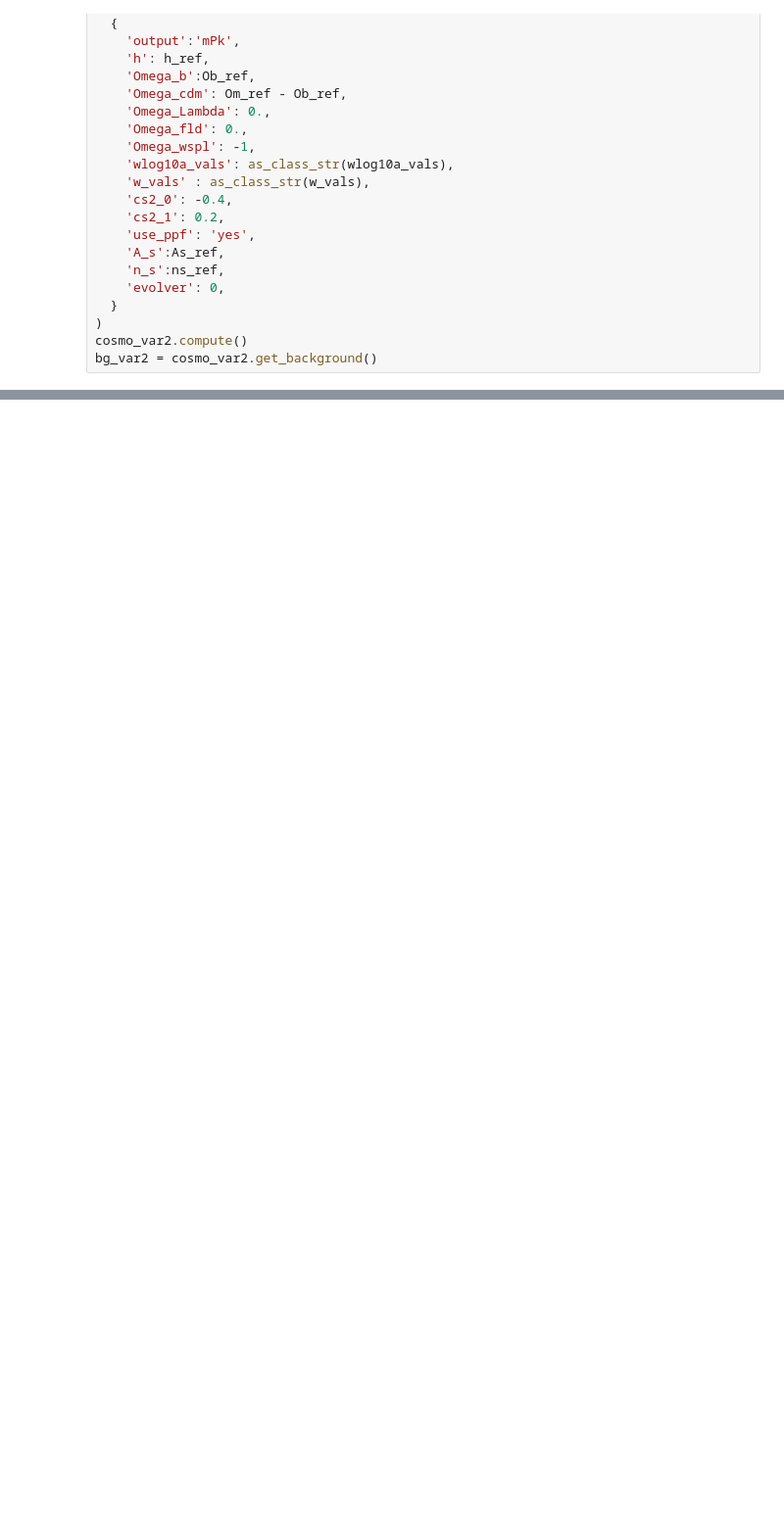
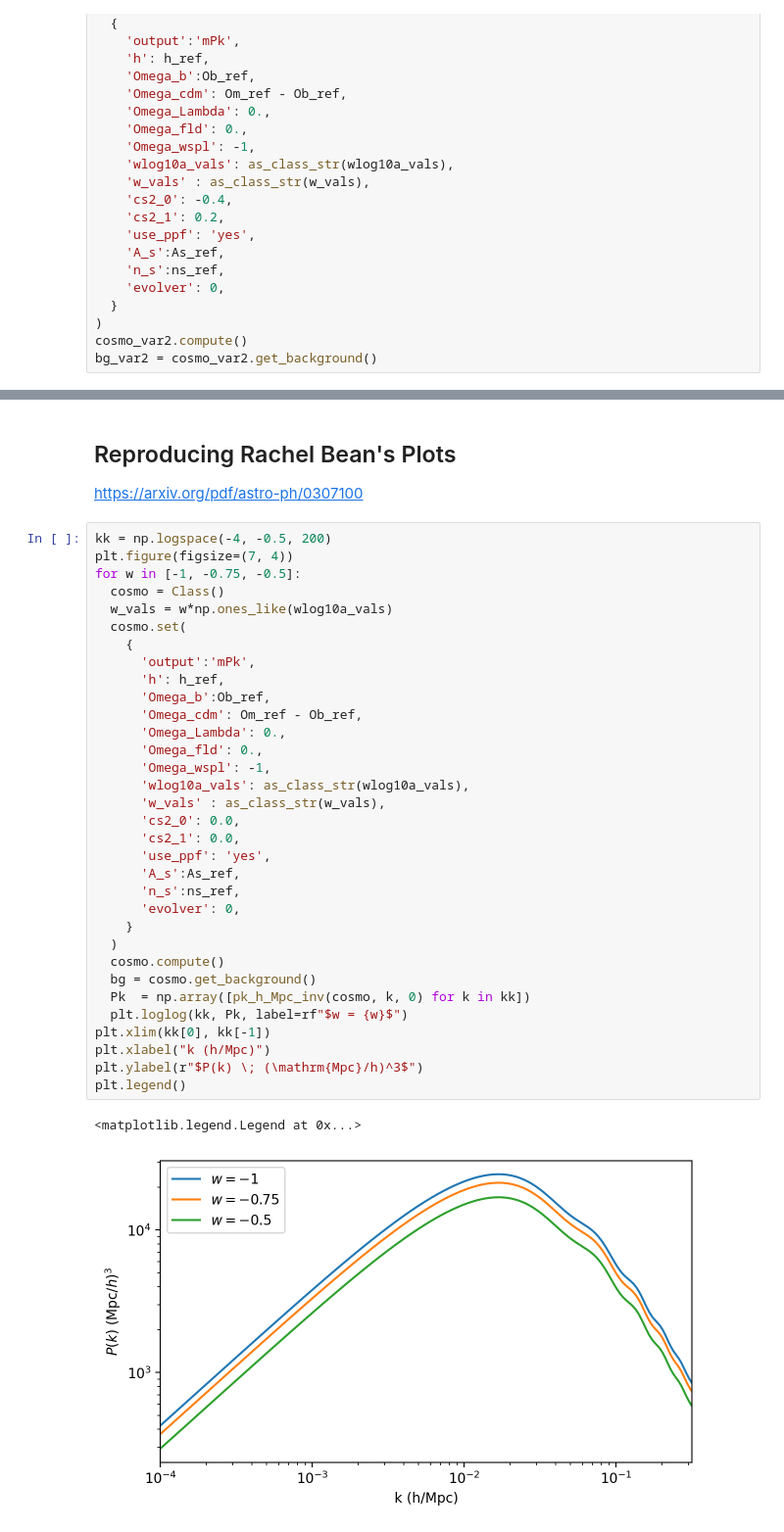
Before and after one commit to joaoreboucas1/CLASS-cs2, a Jupyter notebook: explore_v2.ipynb, the cells around one changed output, grey strips where cells are left out. Shown at 98% size. Saved outputs shown, nothing was run; the diff lists cells and outputs as text; blank space fills up the shorter version.

```diff
--- a/explore_v2.ipynb
+++ b/explore_v2.ipynb
@@ -178,0 +213,39 @@ plt.grid()
+# %% [markdown]
+## Reproducing Rachel Bean's Plots
+https://arxiv.org/pdf/astro-ph/0307100
+# %%
+kk = np.logspace(-4, -0.5, 200)
+plt.figure(figsize=(7, 4))
+for w in [-1, -0.75, -0.5]:
+  cosmo = Class()
+  w_vals = w*np.ones_like(wlog10a_vals)
+  cosmo.set(
+    {
+      'output':'mPk',
+      'h': h_ref,
+      'Omega_b':Ob_ref,
+      'Omega_cdm': Om_ref - Ob_ref,
+      'Omega_Lambda': 0.,
+      'Omega_fld': 0.,
+      'Omega_wspl': -1,
+      'wlog10a_vals': as_class_str(wlog10a_vals),
+      'w_vals' : as_class_str(w_vals),
+      'cs2_0': 0.0,
+      'cs2_1': 0.0,
+      'use_ppf': 'yes',
+      'A_s':As_ref,
+      'n_s':ns_ref,
+      'evolver': 0,
+    }
+  )
+  cosmo.compute()
+  bg = cosmo.get_background()
+  Pk  = np.array([pk_h_Mpc_inv(cosmo, k, 0) for k in kk])
+  plt.loglog(kk, Pk, label=rf"$w = {w}$")
+plt.xlim(kk[0], kk[-1])
+plt.xlabel("k (h/Mpc)")
+plt.ylabel(r"$P(k) \; (\mathrm{Mpc}/h)^3$")
+plt.legend()
+# %% [output]
+<matplotlib.legend.Legend at 0x...>
+[figure, added]
```
Also changed, not shown: parts of 9 cells of this notebook, 2 other files.
